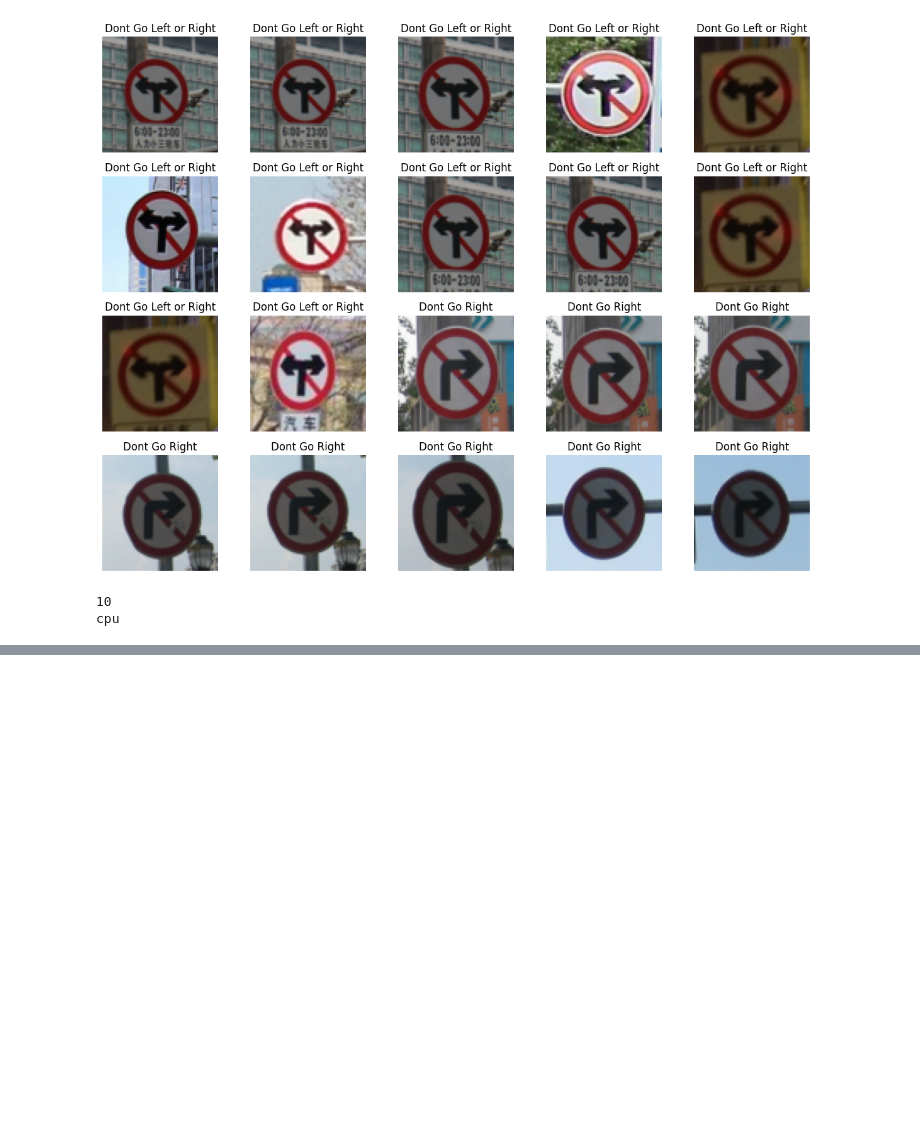
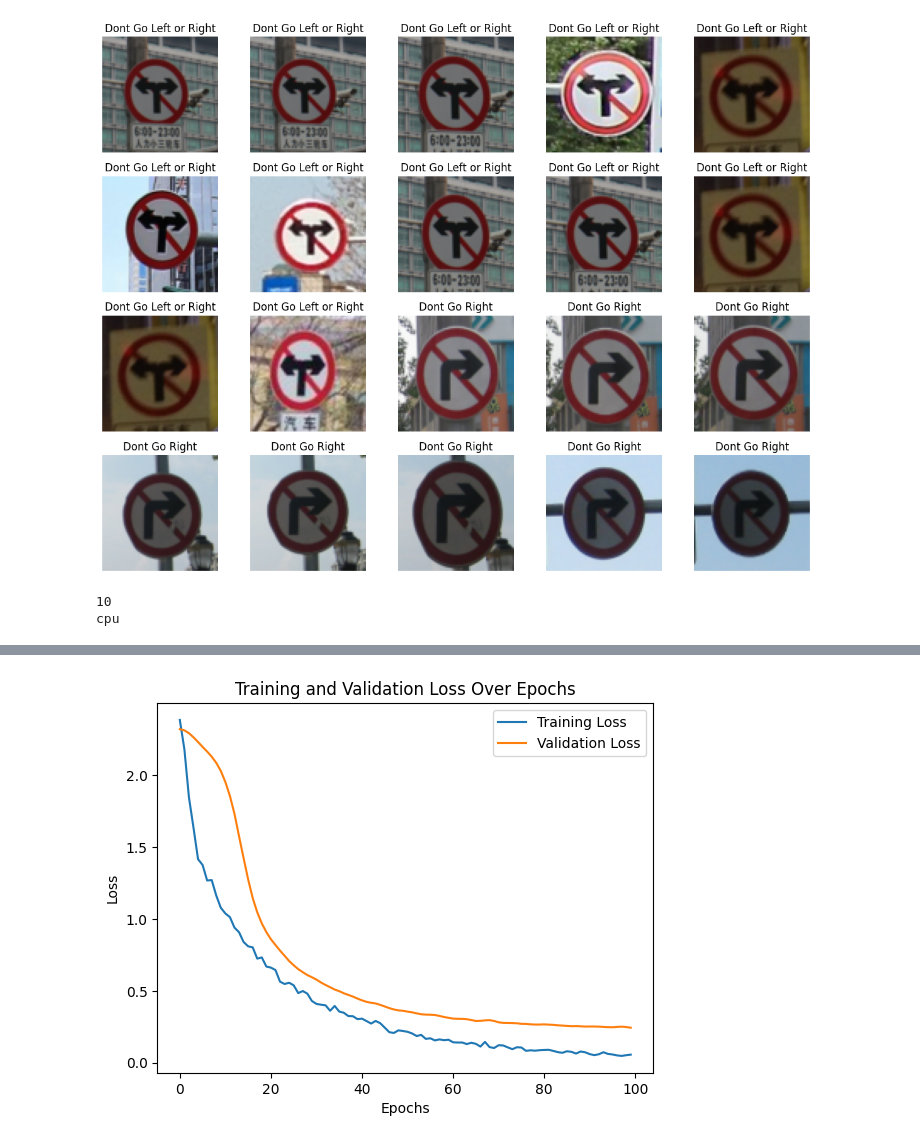
Before and after one commit to zesilva18/Generate_Images, a Jupyter notebook: traffic-sign-project2-base-alunos.ipynb, the cells around one changed output, grey strips where cells are left out. Saved outputs shown, nothing was run; the diff lists cells and outputs as text; code cells hidden in the pictures; blank space fills up the shorter version.

```diff
--- a/traffic-sign-project2-base-alunos.ipynb
+++ b/traffic-sign-project2-base-alunos.ipynb
@@ -225,9 +290,10 @@ optimizer = optim.SGD(model.parameters(), lr=0.001, momentum=0.9)
 10
 cpu
 # %%
-TRAIN_MODEL = False
+TRAIN_MODEL = True
 if TRAIN_MODEL:
-    ccnn = train_model(model, criterion, optimizer, train_dataset_loader, num_epochs, device)
+    ccnn = train_model(model, criterion, optimizer, train_loader, valid_loader, num_epochs, patience, device)
 
 else:
     ccnn = torch.load('baseline_model.pth')
+# %% [output]
@@ -234,3 +317,4 @@ else:
+[figure, added]
 # %%
 from sklearn.metrics import confusion_matrix, ConfusionMatrixDisplay
 import matplotlib.pyplot as plt
```
Also changed, not shown: parts of 10 cells of this notebook, 2 other files.
